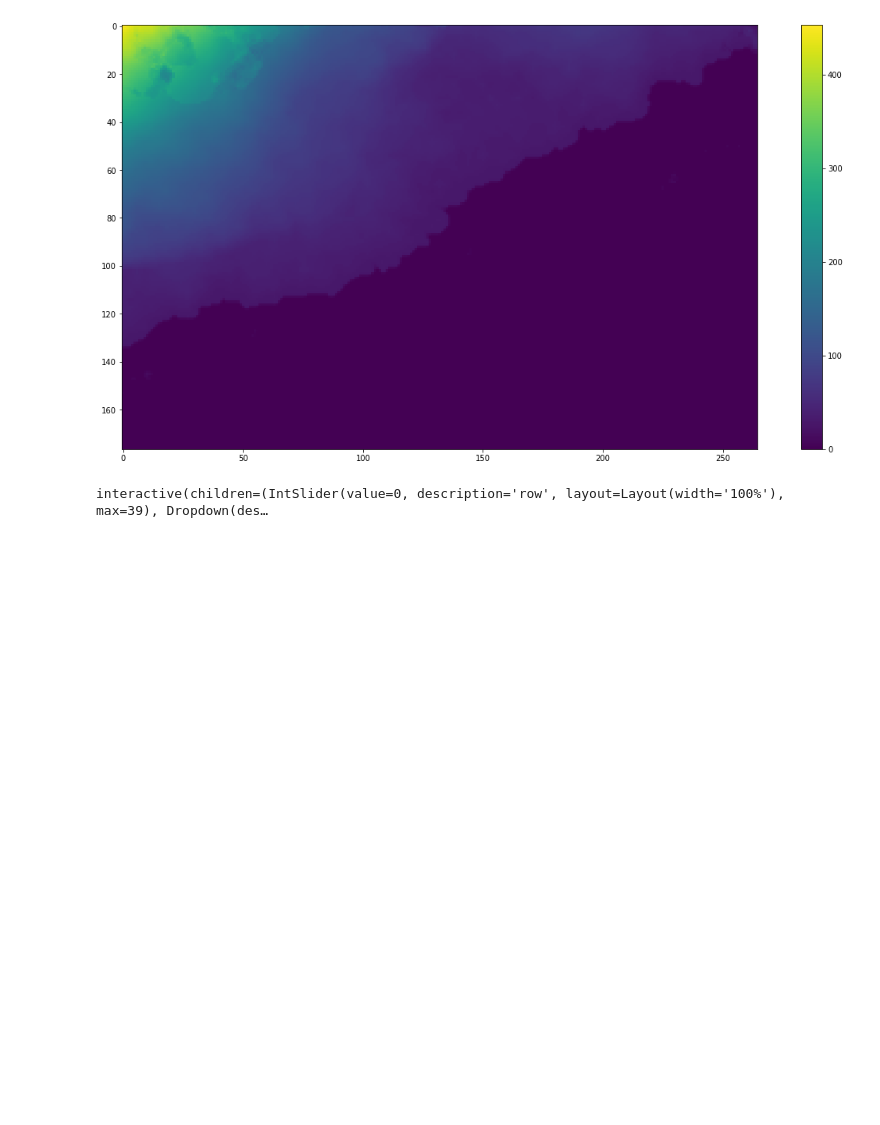
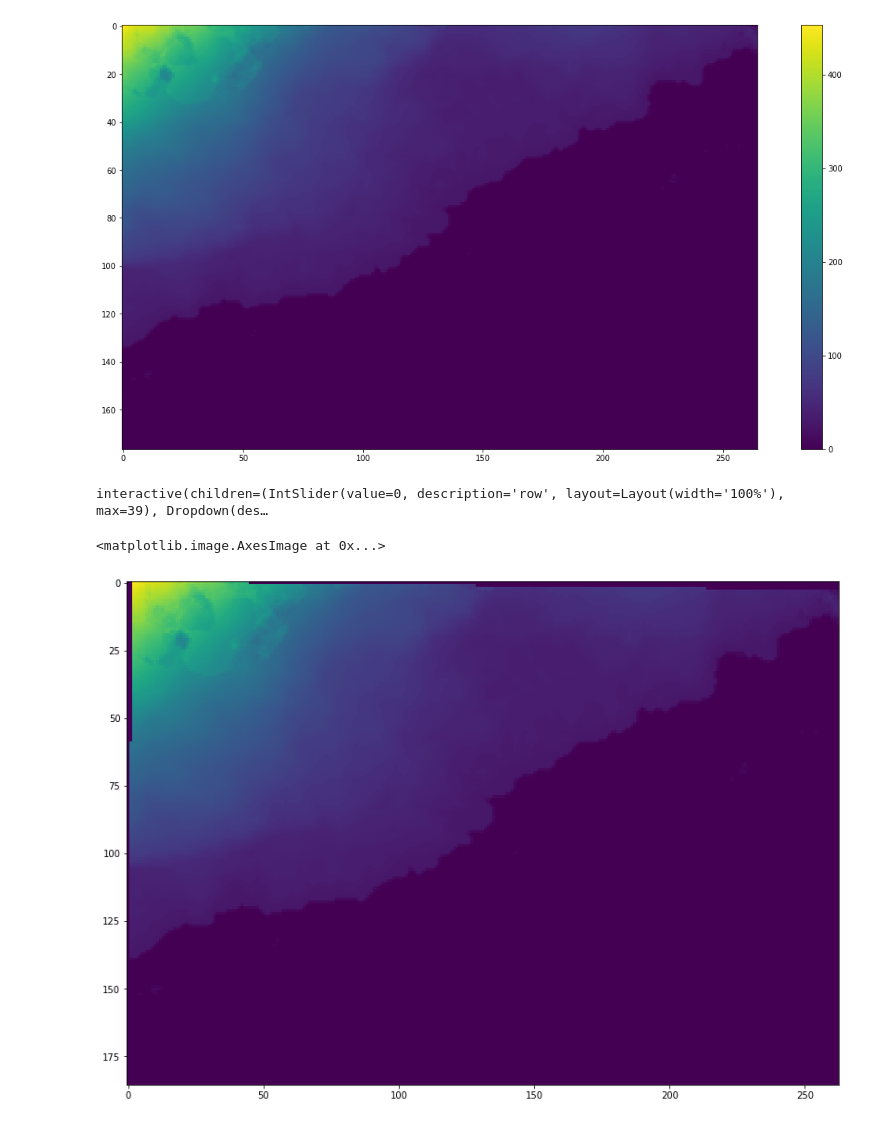
Before and after one commit to Kelvinrr/Notebooks, a Jupyter notebook: thermal_playground.ipynb, the cells around one changed output. Saved outputs shown, nothing was run; the diff lists cells and outputs as text; code cells hidden in the pictures; blank space fills up the shorter version.

```diff
--- a/thermal_playground.ipynb
+++ b/thermal_playground.ipynb
@@ -919,3 +916,15 @@ temp_test = df2brightness(temp_test)
 dfshow(temp_test, cmap='viridis')
 # %% [output]
 interactive(children=(IntSlider(value=0, description='row', layout=Layout(width='100%'), max=39), Dropdown(des…
+# %%
+temps = temp_test.iloc[3]['b10_bright_temp']
+# %%
+des_srs = temps.dataset.GetProjection()
+src_srs = water_level.dataset.GetProjection()
+options = gdal.WarpOptions(srcSRS=src_srs, dstSRS=des_srs)
+temp = to_geodataset(gdal.Warp('/vsimem/adsjasf', water_level.file_name, options=options))
+# %%
+plt.imshow(temp.read_array())
+# %% [output]
+<matplotlib.image.AxesImage at 0x...>
+[figure, added]
```
Also changed, not shown: parts of 7 cells of this notebook.
